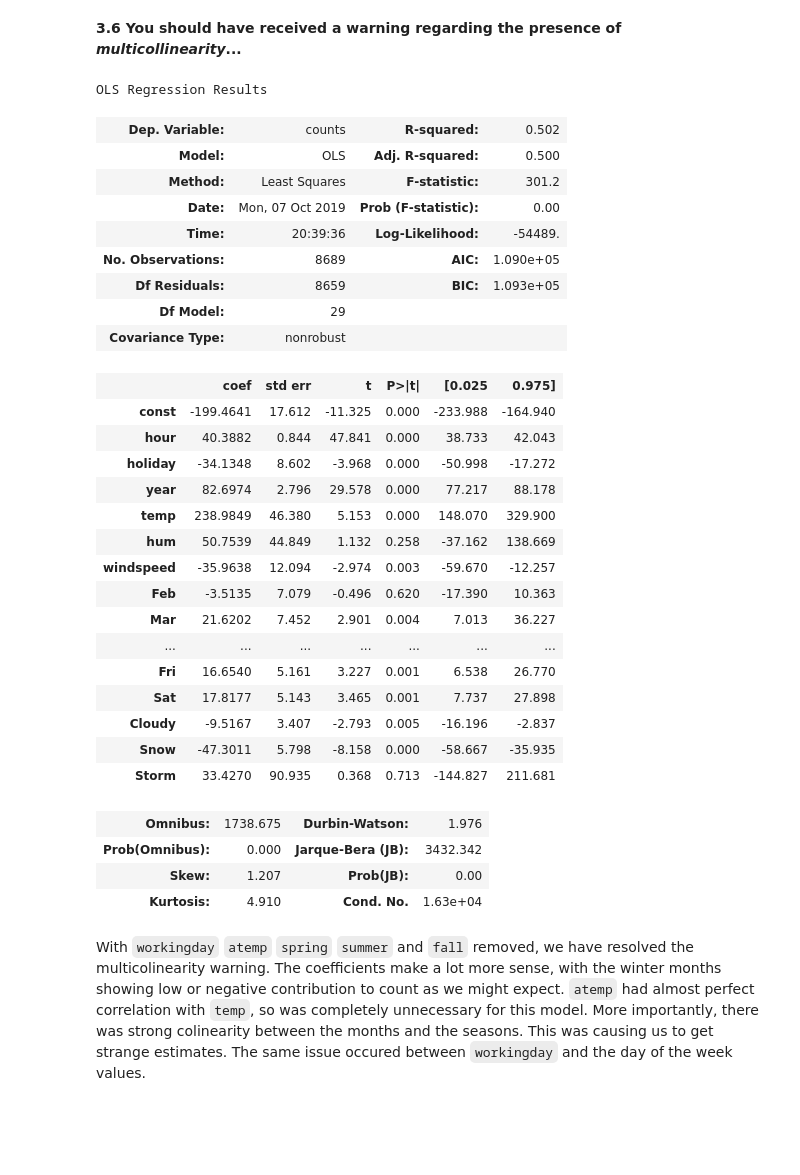
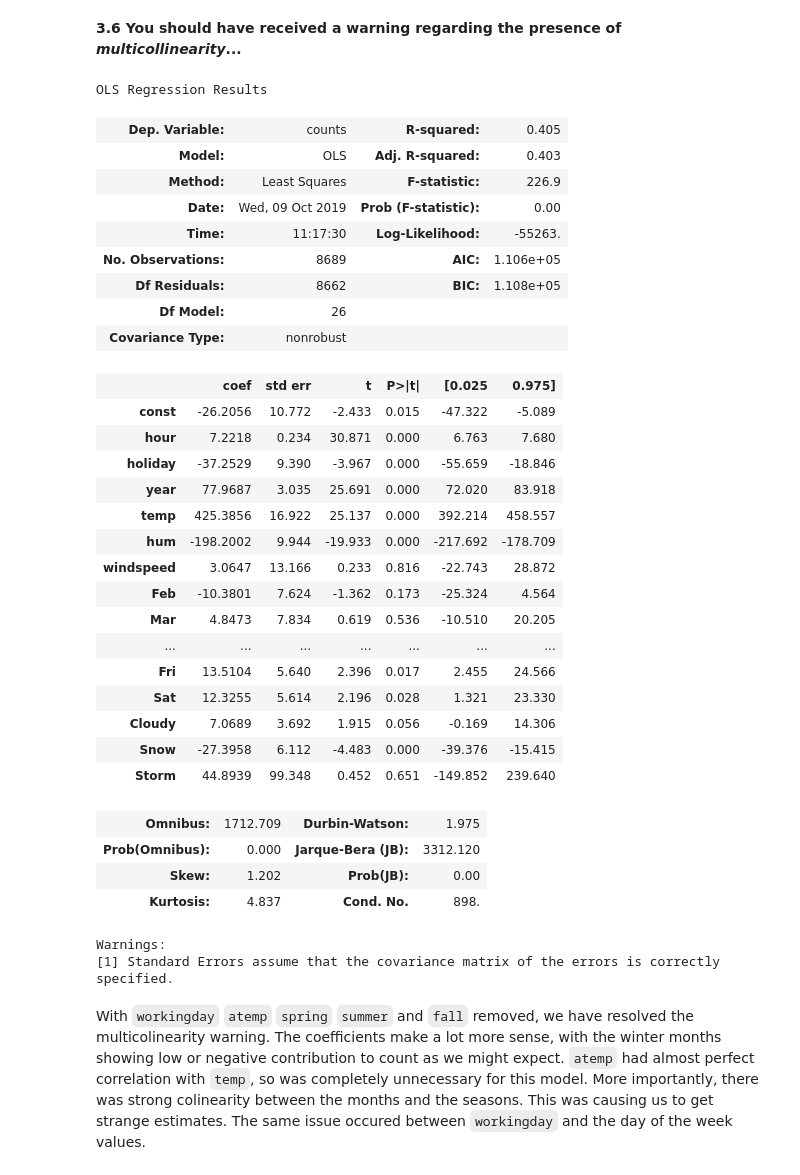
Before and after one commit to kdumontnu/2019-CS109A, a Jupyter notebook: homework/hw3/cs109a_hw3submit.ipynb, the cells around one changed output. Cells and saved outputs as stored; diff of their text form; code cells hidden in the pictures; blank space fills up the shorter version.

```diff
--- a/homework/hw3/cs109a_hw3submit.ipynb
+++ b/homework/hw3/cs109a_hw3submit.ipynb
@@ -746,47 +754,49 @@ I've also plotted the polynomial equation for each predictor both as a univariat
 **3.6 You should have received a warning regarding the presence of _multicollinearity_...**
 # %%
 # your code here
-X_train_drop = np.delete(X_train_poly,
+X_train_drop = np.delete(X_train,
                          [predictor_vars.index(i) for i in ['workingday', 'atemp', 'spring', 'summer', 'fall']],
                          axis=1)
 predictor_vars_drop = np.delete(predictor_vars,
                          [predictor_vars.index(i) for i in ['workingday', 'atemp', 'spring', 'summer', 'fall']])
 
 OLSModel = sm.OLS(BSS_train.counts, sm.add_constant(X_train_drop))
 OLSModel_Fit = OLSModel.fit()
 
 OLSModel_Fit.summary(xname= ['const'] + predictor_vars_drop.tolist())
 # %% [output]
 OLS Regression Results
-| Dep. Variable: | counts | R-squared: | 0.502 |
-| Model: | OLS | Adj. R-squared: | 0.500 |
-| Method: | Least Squares | F-statistic: | 301.2 |
-| Date: | Mon, 07 Oct 2019 | Prob (F-statistic): | 0.00 |
-| Time: | 20:39:36 | Log-Likelihood: | -54489. |
-| No. Observations: | 8689 | AIC: | 1.090e+05 |
-| Df Residuals: | 8659 | BIC: | 1.093e+05 |
-| Df Model: | 29 |  |  |
+| Dep. Variable: | counts | R-squared: | 0.405 |
+| Model: | OLS | Adj. R-squared: | 0.403 |
+| Method: | Least Squares | F-statistic: | 226.9 |
+| Date: | Wed, 09 Oct 2019 | Prob (F-statistic): | 0.00 |
+| Time: | 11:17:30 | Log-Likelihood: | -55263. |
+| No. Observations: | 8689 | AIC: | 1.106e+05 |
+| Df Residuals: | 8662 | BIC: | 1.108e+05 |
+| Df Model: | 26 |  |  |
 | Covariance Type: | nonrobust |  |  |
 |  | coef | std err | t | P>|t| | [0.025 | 0.975] |
-| const | -199.4641 | 17.612 | -11.325 | 0.000 | -233.988 | -164.940 |
-| hour | 40.3882 | 0.844 | 47.841 | 0.000 | 38.733 | 42.043 |
-| holiday | -34.1348 | 8.602 | -3.968 | 0.000 | -50.998 | -17.272 |
-| year | 82.6974 | 2.796 | 29.578 | 0.000 | 77.217 | 88.178 |
-| temp | 238.9849 | 46.380 | 5.153 | 0.000 | 148.070 | 329.900 |
-| hum | 50.7539 | 44.849 | 1.132 | 0.258 | -37.162 | 138.669 |
-| windspeed | -35.9638 | 12.094 | -2.974 | 0.003 | -59.670 | -12.257 |
-| Feb | -3.5135 | 7.079 | -0.496 | 0.620 | -17.390 | 10.363 |
-| Mar | 21.6202 | 7.452 | 2.901 | 0.004 | 7.013 | 36.227 |
+| const | -26.2056 | 10.772 | -2.433 | 0.015 | -47.322 | -5.089 |
+| hour | 7.2218 | 0.234 | 30.871 | 0.000 | 6.763 | 7.680 |
+| holiday | -37.2529 | 9.390 | -3.967 | 0.000 | -55.659 | -18.846 |
+| year | 77.9687 | 3.035 | 25.691 | 0.000 | 72.020 | 83.918 |
+| temp | 425.3856 | 16.922 | 25.137 | 0.000 | 392.214 | 458.557 |
+| hum | -198.2002 | 9.944 | -19.933 | 0.000 | -217.692 | -178.709 |
+| windspeed | 3.0647 | 13.166 | 0.233 | 0.816 | -22.743 | 28.872 |
+| Feb | -10.3801 | 7.624 | -1.362 | 0.173 | -25.324 | 4.564 |
+| Mar | 4.8473 | 7.834 | 0.619 | 0.536 | -10.510 | 20.205 |
 | ... | ... | ... | ... | ... | ... | ... |
-| Fri | 16.6540 | 5.161 | 3.227 | 0.001 | 6.538 | 26.770 |
-| Sat | 17.8177 | 5.143 | 3.465 | 0.001 | 7.737 | 27.898 |
-| Cloudy | -9.5167 | 3.407 | -2.793 | 0.005 | -16.196 | -2.837 |
-| Snow | -47.3011 | 5.798 | -8.158 | 0.000 | -58.667 | -35.935 |
-| Storm | 33.4270 | 90.935 | 0.368 | 0.713 | -144.827 | 211.681 |
+| Fri | 13.5104 | 5.640 | 2.396 | 0.017 | 2.455 | 24.566 |
+| Sat | 12.3255 | 5.614 | 2.196 | 0.028 | 1.321 | 23.330 |
+| Cloudy | 7.0689 | 3.692 | 1.915 | 0.056 | -0.169 | 14.306 |
+| Snow | -27.3958 | 6.112 | -4.483 | 0.000 | -39.376 | -15.415 |
+| Storm | 44.8939 | 99.348 | 0.452 | 0.651 | -149.852 | 239.640 |
-| Omnibus: | 1738.675 | Durbin-Watson: | 1.976 |
-| Prob(Omnibus): | 0.000 | Jarque-Bera (JB): | 3432.342 |
-| Skew: | 1.207 | Prob(JB): | 0.00 |
-| Kurtosis: | 4.910 | Cond. No. | 1.63e+04 |
+| Omnibus: | 1712.709 | Durbin-Watson: | 1.975 |
+| Prob(Omnibus): | 0.000 | Jarque-Bera (JB): | 3312.120 |
+| Skew: | 1.202 | Prob(JB): | 0.00 |
+| Kurtosis: | 4.837 | Cond. No. | 898. |
+Warnings:
+[1] Standard Errors assume that the covariance matrix of the errors is correctly specified.
 # %% [markdown]
 With `workingday` `atemp` `spring` `summer` and `fall` removed, we have resolved the multicolinearity warning. The coefficients make a lot more sense, with the winter months showing low or negative contribution to count as we might expect. `atemp` had almost perfect correlation with `temp`, so was completely unnecessary for this model. More importantly, there was strong colinearity between the months and the seasons. This was causing us to get strange estimates. The same issue occured between `workingday` and the day of the week values.
 # %% [markdown]
```
Also changed, not shown: parts of 9 cells of this notebook.
